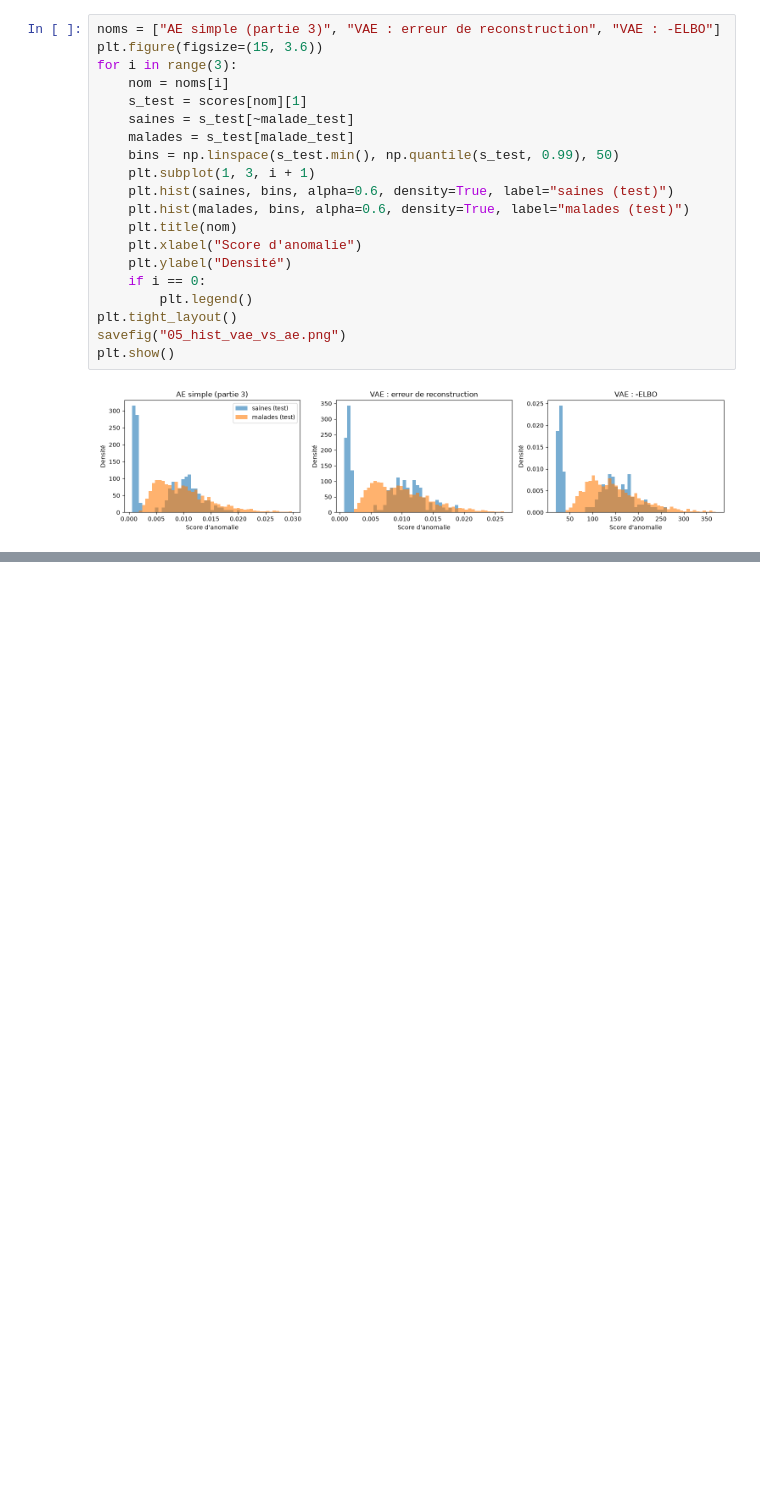
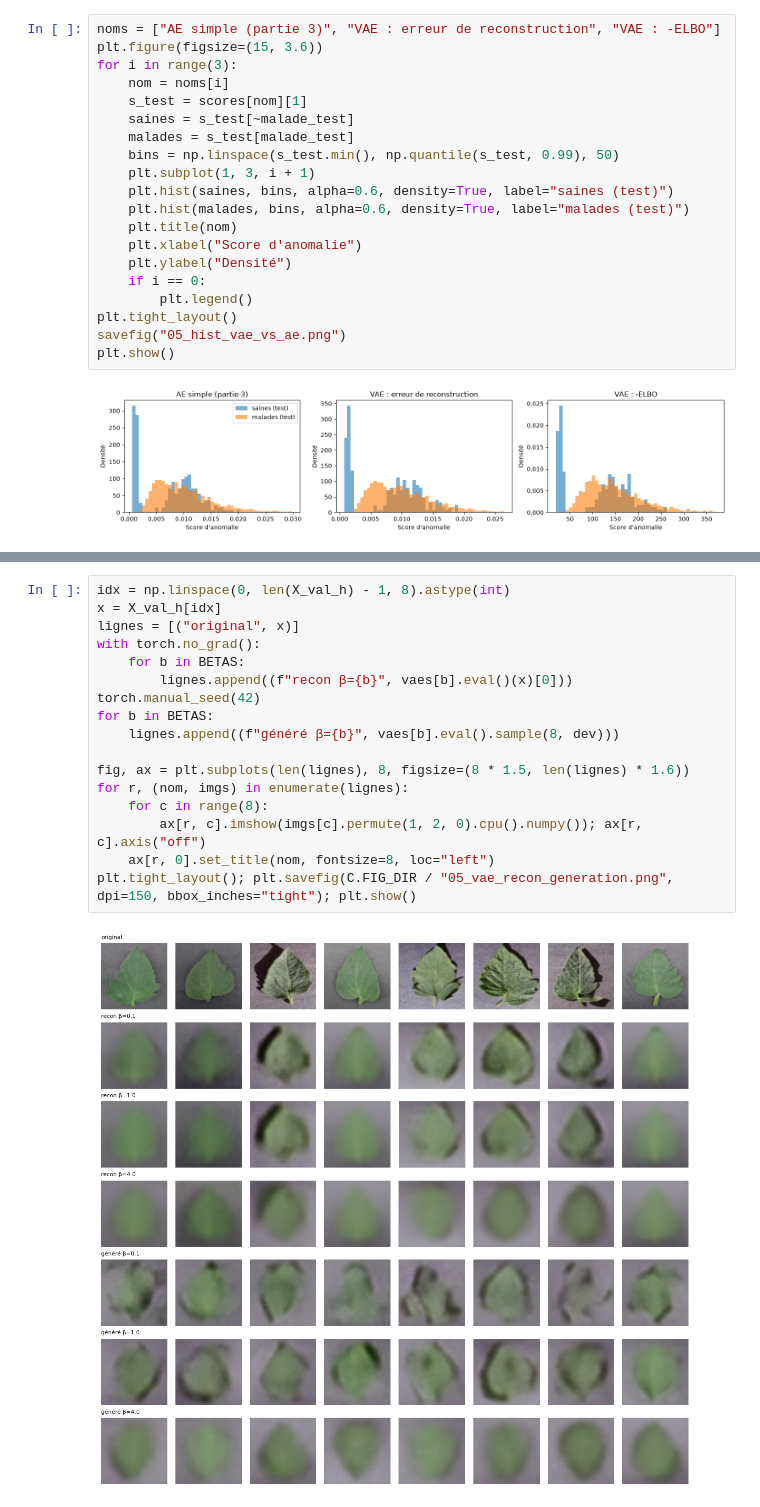
Before and after one commit to jiemCode/diagno-culture, a Jupyter notebook: notebooks/05_generative_extension.ipynb, the cells around one changed output, grey strips where cells are left out. Cells and saved outputs as stored; diff of their text form; blank space fills up the shorter version.

```diff
--- a/notebooks/05_generative_extension.ipynb
+++ b/notebooks/05_generative_extension.ipynb
@@ -361,0 +457,19 @@ Cela confirme la conclusion des parties 3 et 4 : un modèle qui reconstruit l'im
+# %%
+idx = np.linspace(0, len(X_val_h) - 1, 8).astype(int)
+x = X_val_h[idx]
+lignes = [("original", x)]
+with torch.no_grad():
+    for b in BETAS:
+        lignes.append((f"recon β={b}", vaes[b].eval()(x)[0]))
+torch.manual_seed(42)
+for b in BETAS:
+    lignes.append((f"généré β={b}", vaes[b].eval().sample(8, dev)))
+
+fig, ax = plt.subplots(len(lignes), 8, figsize=(8 * 1.5, len(lignes) * 1.6))
+for r, (nom, imgs) in enumerate(lignes):
+    for c in range(8):
+        ax[r, c].imshow(imgs[c].permute(1, 2, 0).cpu().numpy()); ax[r, c].axis("off")
+    ax[r, 0].set_title(nom, fontsize=8, loc="left")
+plt.tight_layout(); plt.savefig(C.FIG_DIR / "05_vae_recon_generation.png", dpi=150, bbox_inches="tight"); plt.show()
+# %% [output]
+[figure, added]
```
Also changed, not shown: parts of 16 cells of this notebook, 5 other files.
